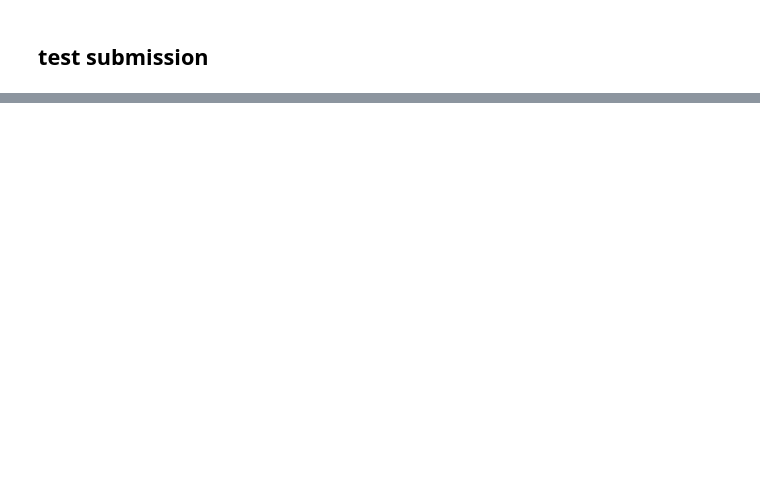
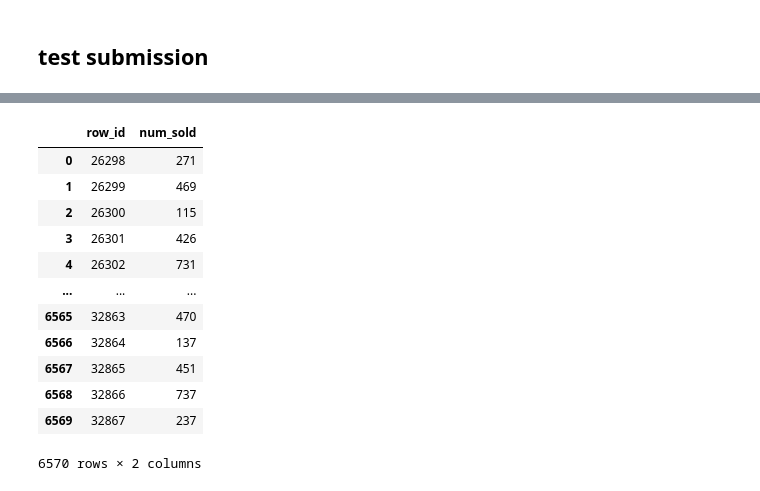
Before and after one commit to ScottTeran/sandbox, a Jupyter notebook: kaggle_tabular_jan_22.ipynb, the cells around one changed output, grey strips where cells are left out. Cells and saved outputs as stored; diff of their text form; code cells hidden in the pictures; blank space fills up the shorter version.

```diff
--- a/kaggle_tabular_jan_22.ipynb
+++ b/kaggle_tabular_jan_22.ipynb
@@ -186,0 +215,16 @@ ValueError: ignored
+# %%
+submission_1
+# %% [output]
+|  | row_id | num_sold |
+| 0 | 26298 | 271 |
+| 1 | 26299 | 469 |
+| 2 | 26300 | 115 |
+| 3 | 26301 | 426 |
+| 4 | 26302 | 731 |
+| ... | ... | ... |
+| 6565 | 32863 | 470 |
+| 6566 | 32864 | 137 |
+| 6567 | 32865 | 451 |
+| 6568 | 32866 | 737 |
+| 6569 | 32867 | 237 |
+6570 rows × 2 columns
```
Also changed, not shown: parts of 18 cells of this notebook.
